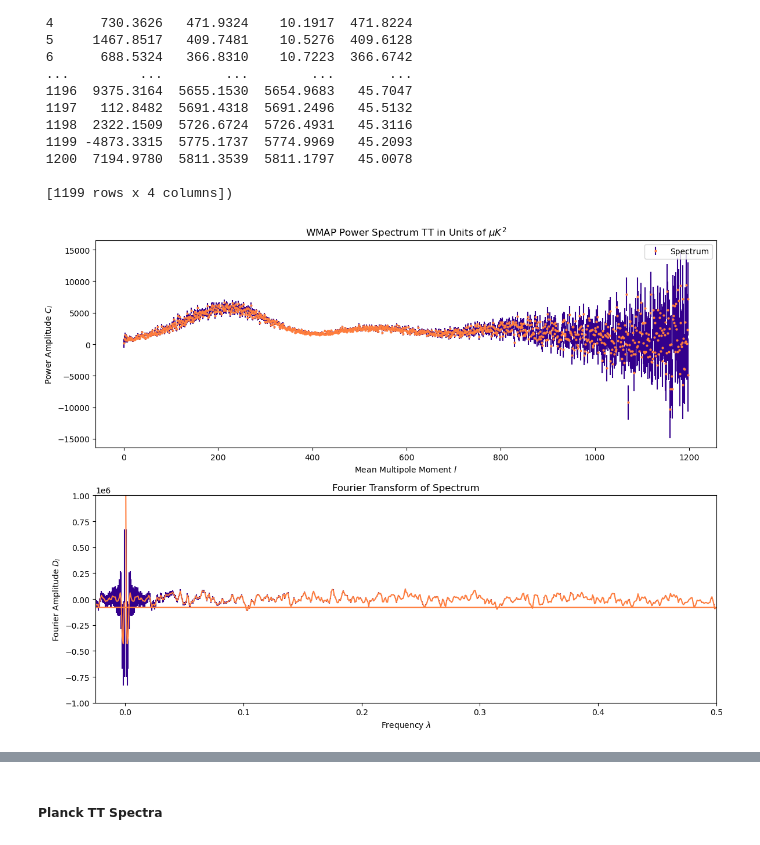
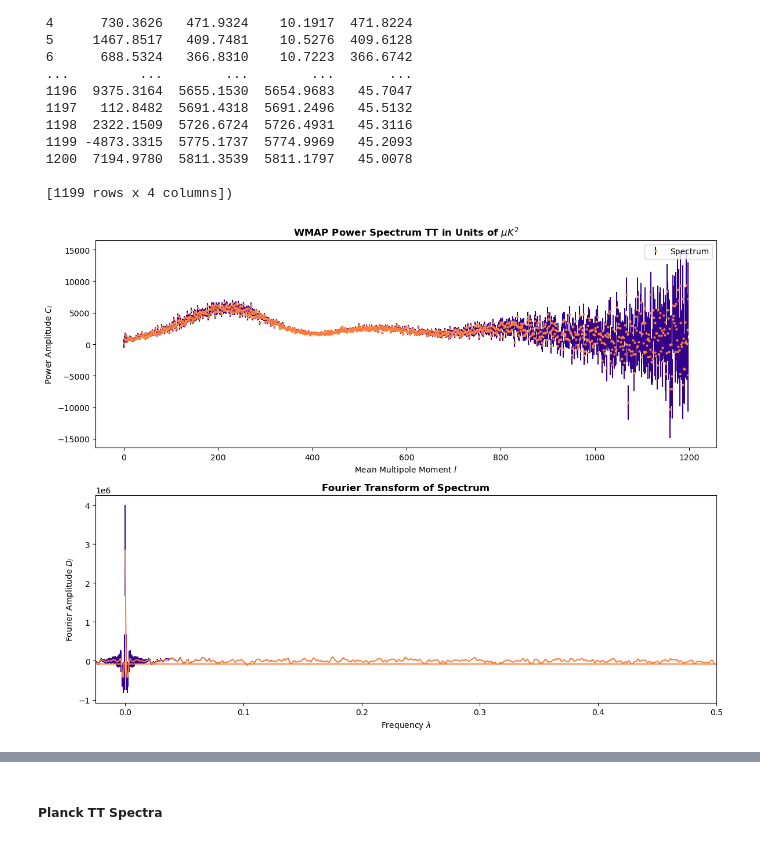
Before and after one commit to emmabacarra/cmbresearch, a Jupyter notebook: spectral plotting.ipynb, the cells around one changed output, grey strips where cells are left out. Saved outputs shown, nothing was run; the diff lists cells and outputs as text; code cells hidden in the pictures.

Commit message:
fixing plots

```diff
--- a/spectral plotting.ipynb
+++ b/spectral plotting.ipynb
@@ -96,33 +96,33 @@ type(wmap_tt_data), wmap_tt_data
 # %%
 # Plotting WMAP Data
 plt.figure(figsize=(12, 9))
 
 plt.subplot(2, 1, 1)
 plt.xlabel(r"Mean Multipole Moment $l$")
 plt.ylabel(r"Power Amplitude $C_{l}$")
-plt.title(r"WMAP Power Spectrum TT in Units of $\mu K^2$")
+plt.title(r"WMAP Power Spectrum TT in Units of $\mu K^2$", weight = "bold")
 
 plt.errorbar(np.arange(len(wmap_tt_data[1])), wmap_tt_data[1], yerr=wmap_tt_data[2],
         label = "Spectrum",
         color = "#ff7e3d",
         ecolor = "#33008c", # colors in RGBA (hex), control alpha/transparency by adding 2 more digits (%tage)
         marker = "o",
         markersize = 2,
         linestyle = "None"); # use lambda as x-axis
 plt.legend(loc = 0)
 
 # fourier transform
 plt.subplot(2, 1, 2)
 power1D = wmap_tt_data[1]
 fourier = np.fft.fft(power1D)
 frequency = np.fft.fftfreq(len(power1D))
 fouerr = np.fft.fft(wmap_tt_data[2])
 plt.errorbar(frequency, fourier, label = "Fourier Transform", color = "#ff7e3d", yerr=abs(fouerr), ecolor = "#33008c")
 plt.xlim(-0.025, 0.5)
-plt.ylim(-1e6, 1e6)
+# plt.ylim(-1e6, 1e6)
 plt.xlabel(r"Frequency $\lambda$")
 plt.ylabel(r"Fourier Amplitude $D_{l}$")
-plt.title(r"Fourier Transform of Spectrum")
+plt.title(r"Fourier Transform of Spectrum", weight = "bold")
 plt.tight_layout()
 # %% [output]
-[figure, old version]
+[figure, new version]
```
Also changed, not shown: parts of 1 cell of this notebook, 2 other files.
